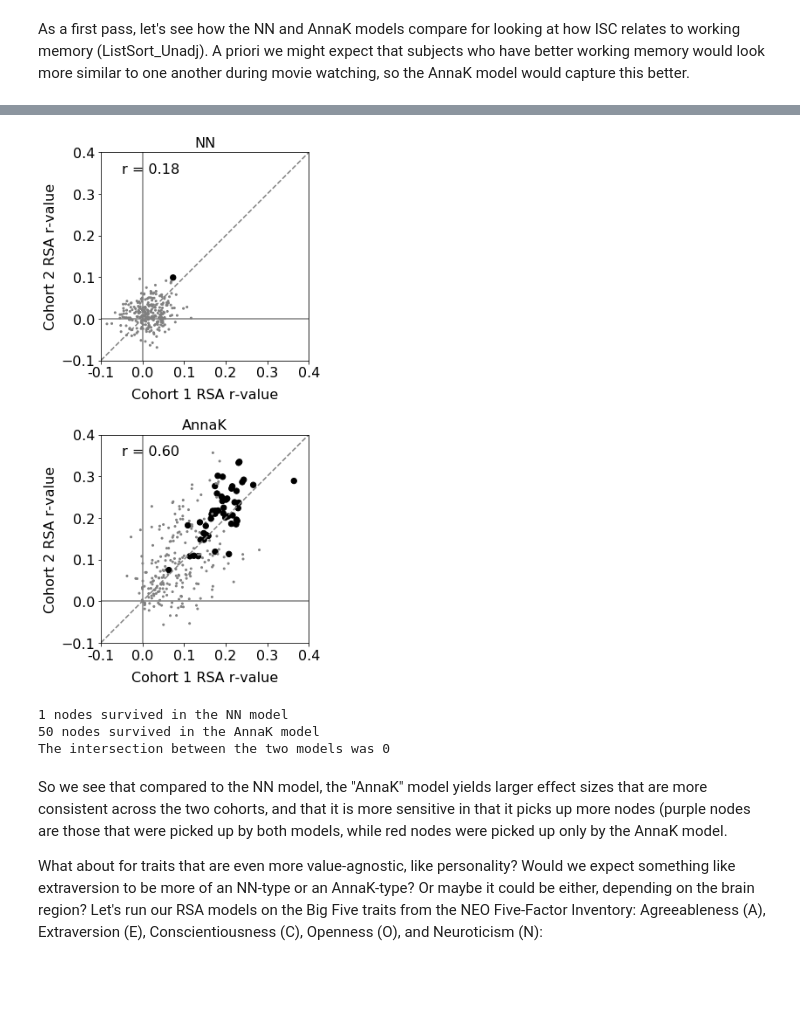
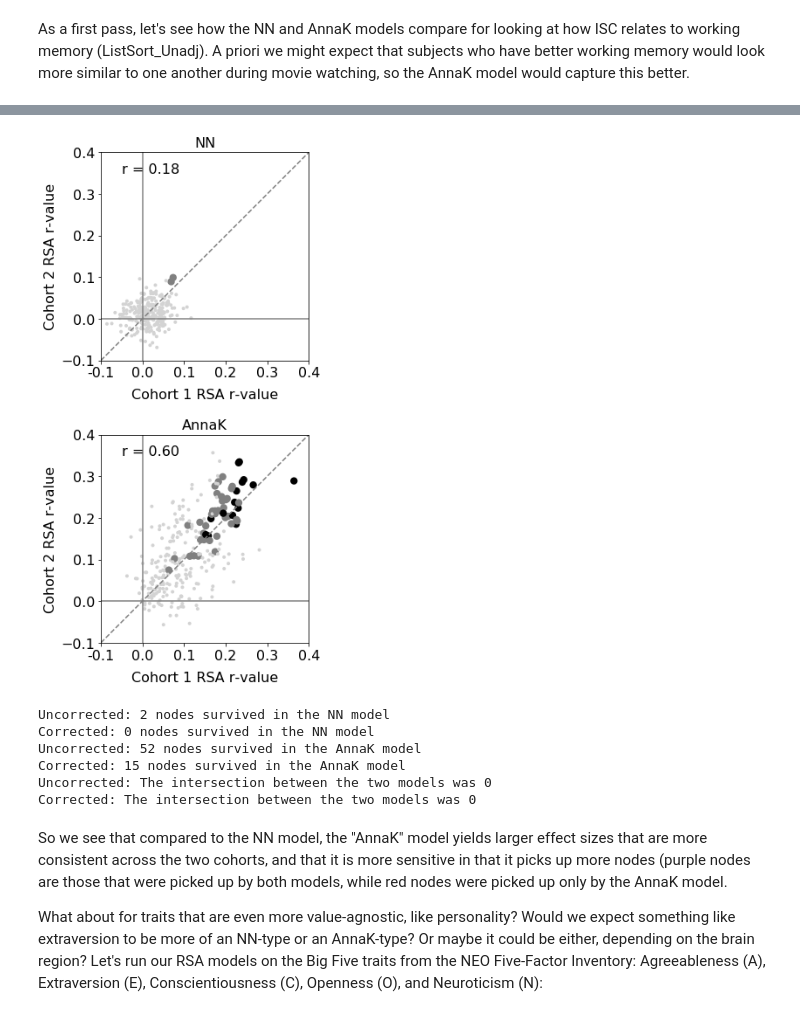
Before and after one commit to esfinn/intersubj_rsa, a Jupyter notebook: isRSA_HCP_demo.ipynb, the cells around one changed output, grey strips where cells are left out. Drawn from its saved outputs; the diff is of its cells as text; code cells hidden in the pictures; blank space fills up the shorter version.

```diff
--- a/isRSA_HCP_demo.ipynb
+++ b/isRSA_HCP_demo.ipynb
@@ -353,0 +362,9 @@ def set_aspect_ratio(ax):
+# %%
+fig, ax = plt.subplots()
+
+x = [1, 2, 3]
+y = [4, 5, 6]
+facecolors = ['gray','none','black']
+edgecolors = ['gray','black','black']
+
+ax.scatter(x, y, facecolors=facecolors, edgecolors=edgecolors)
@@ -462,7 +505,7 @@ def isrsa_wrapper(behav_name, clip_name, models, GSR=0, n_perms=1000):
 
     for model in models:
         if model not in known_models.keys():
-            raise ValueError(f"The povided list of models includes {model},"
+            raise ValueError(f"The provided list of models includes {model},"
                              f"which is not in the list of accepted models: {known_models.keys()}")
 
     # Figure out which run this clip is in
@@ -567,7 +620,7 @@ def glassbrain_wrapper(results_dict, models=["NN", "AnnaK"], alpha=0.05, display
             display1.savefig("figures/"+ fig_fname + "_Cohort1", dpi=300)
             display2.savefig("figures/"+ fig_fname + "_Cohort2", dpi=300)
 # %%
-def scatterplot_wrapper(results_dict, alpha=0.05, ax=None, figsize=(5,9), fontsize=16, models=["NN", "AnnaK"], save=False):
+def scatterplot_wrapper(results_dict, alpha1=0.05, ax=None, figsize=(5,9), fontsize=16, models=["NN", "AnnaK"], save=False):
 
     # If no axes are specified, make a new figure
     if ax==None:
@@ -593,7 +646,7 @@ def scatterplot_wrapper(results_dict, alpha=0.05, ax=None, figsize=(5,9), fontsi
         result2 = results_dict[model]["result2"]
 
         # Make scatterplot
-        plot_set1_vs_set2(result1, result2, p_alpha = alpha, sig_color="black", ax=ax)
+        plot_set1_vs_set2(result1, result2, alpha1 = alpha1, sig_color="black", ax=ax)
         ax.set_title(model, fontsize=fontsize)
 
         # record scatterplot limiits
@@ -603,10 +656,6 @@ def scatterplot_wrapper(results_dict, alpha=0.05, ax=None, figsize=(5,9), fontsi
         xmax.append(sp_xmax)
         ymin.append(sp_ymin)
         ymax.append(sp_ymax)
-
-        # Get intersection of subj_set1 and subj_set2
-        surv_nodes = get_intersection(result1, result2, alpha=alpha)
-        model_results[model] = surv_nodes
 
     # set scatter plot limits
     fig = plt.gcf()
@@ -638,8 +687,7 @@ As a first pass, let's see how the NN and AnnaK models compare for looking at ho
 behav_name = "ListSort_Unadj"
 clip_name = "MOVIE1_7T_AP"
 models = ["NN", "AnnaK"]
-n_perms = 1000 # change to 10,000 for more rigor/precision
-alpha = 0.05
+n_perms = 10000 # change to 1000 for a quicker & dirtier view of results
 
 results_dict = isrsa_wrapper(behav_name = behav_name, clip_name = clip_name, models = models, n_perms=n_perms)
 # %%
@@ -652,22 +700,29 @@ glassbrain_wrapper(results_dict)
 # %%
-scatterplot_wrapper(results_dict)
+scatterplot_wrapper(results_dict, save=True)
 # %% [output]
-[figure, old version]
+[figure, new version]
 # %%
 intersection = np.zeros((268, len(models)))
+intersection_corr = np.zeros((268, len(models)))
 
 for m, model in enumerate(models):
 
-    surv_nodes = get_intersection(results_dict[model]["result1"], results_dict[model]["result2"], alpha=alpha)
-    print("{} nodes survived in the {} model".format(surv_nodes.sum(), model))
+    surv_nodes, surv_nodes_corr = get_intersection(results_dict[model]["result1"], results_dict[model]["result2"])
+    print("Uncorrected: {} nodes survived in the {} model".format(surv_nodes.sum(), model))
+    print("Corrected: {} nodes survived in the {} model".format(surv_nodes_corr.sum(), model))
 
     intersection[:,m] = surv_nodes
+    intersection_corr[:,m] = surv_nodes_corr
 
-print("The intersection between the two models was {}".format(intersection.sum(axis=1).tolist().count(2)))
+print("Uncorrected: The intersection between the two models was {}".format(intersection.sum(axis=1).tolist().count(2)))
+print("Corrected: The intersection between the two models was {}".format(intersection_corr.sum(axis=1).tolist().count(2)))
 # %% [output]
-1 nodes survived in the NN model
-50 nodes survived in the AnnaK model
-The intersection between the two models was 0
+Uncorrected: 2 nodes survived in the NN model
+Corrected: 0 nodes survived in the NN model
+Uncorrected: 52 nodes survived in the AnnaK model
+Corrected: 15 nodes survived in the AnnaK model
+Uncorrected: The intersection between the two models was 0
+Corrected: The intersection between the two models was 0
 # %% [markdown]
 So we see that compared to the NN model, the "AnnaK" model yields larger effect sizes that are more consistent across the two cohorts, and that it is more sensitive in that it picks up more nodes (purple nodes are those that were picked up by both models, while red nodes were picked up only by the AnnaK model.
 
```
Also changed, not shown: parts of 16 cells of this notebook, 37 other files.
